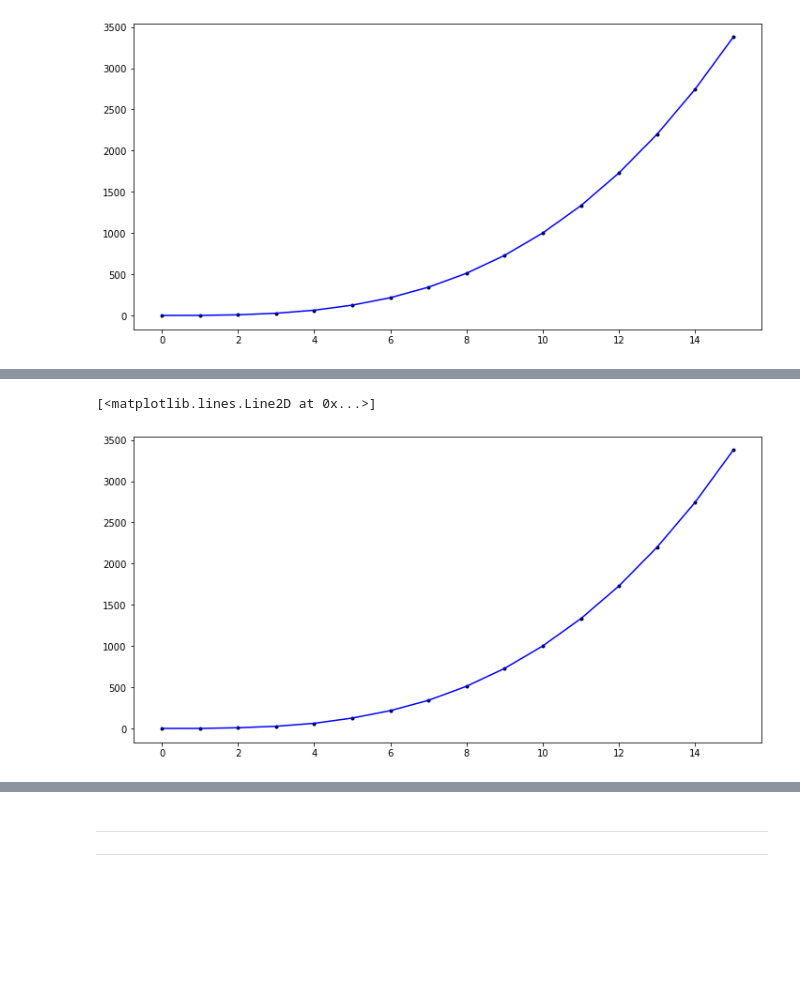
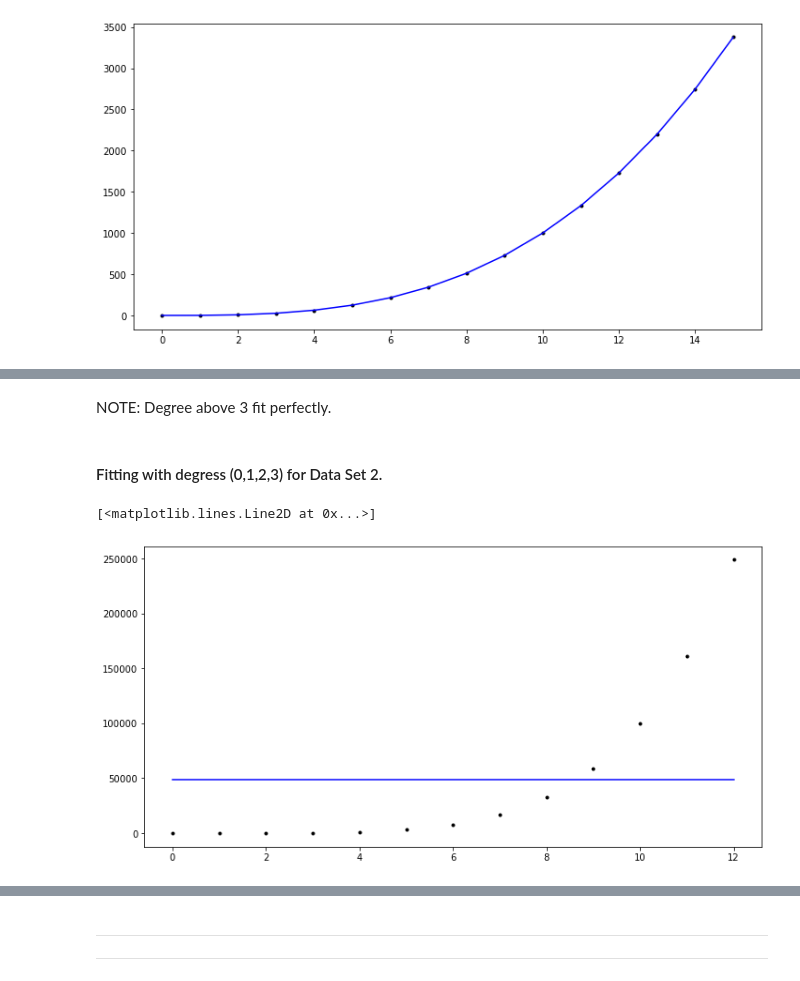
Before and after one commit to DracoNibilis/Machine-Learning-and-Statistic, a Jupyter notebook: practicals/03-statistics-exercise.ipynb, the cells around one changed output, grey strips where cells are left out. Cells and saved outputs as stored; diff of their text form; code cells hidden in the pictures; blank space fills up the shorter version.

```diff
--- a/practicals/03-statistics-exercise.ipynb
+++ b/practicals/03-statistics-exercise.ipynb
@@ -88,2 +97,6 @@ ax.plot(x1, np.polyval(params1, x1), 'b-')
+# %% [markdown]
+NOTE: Degree above 3 fit perfectly.
+# %% [markdown]
+<h4> Fitting with degress (0,1,2,3) for Data Set 2. </h4>
 # %%
 # Polyfit
@@ -91,9 +104,11 @@ params2 = np.polyfit(x2,y2,degree)
 #params2
 # %%
-# Plot x vs parameters on x, for DS1.
+# Polyfit with degree 0 for DS 2.
+degree = 0
+params2 = np.polyfit(x2,y2,degree)
 fig, ax = plt.subplots(figsize=(12,6))
-ax.plot(x1,y1, 'k.')
-ax.plot(x1, np.polyval(params1, x1), 'b-')
+ax.plot(x2,y2, 'k.')
+ax.plot(x2, np.polyval(params2, x2), 'b-')
 # %% [output]
 [<matplotlib.lines.Line2D at 0x...>]
-[figure, old version]
+[figure, new version]
```
Also changed, not shown: parts of 12 cells of this notebook.
